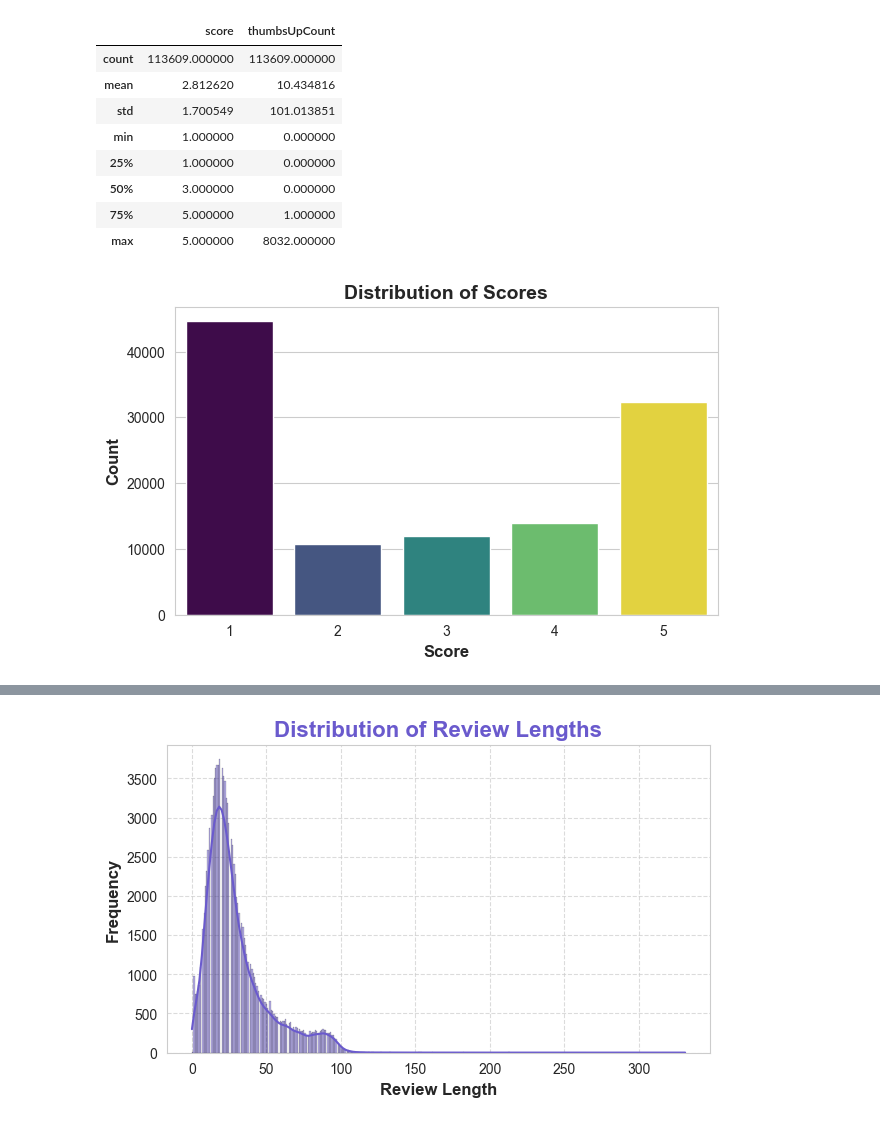
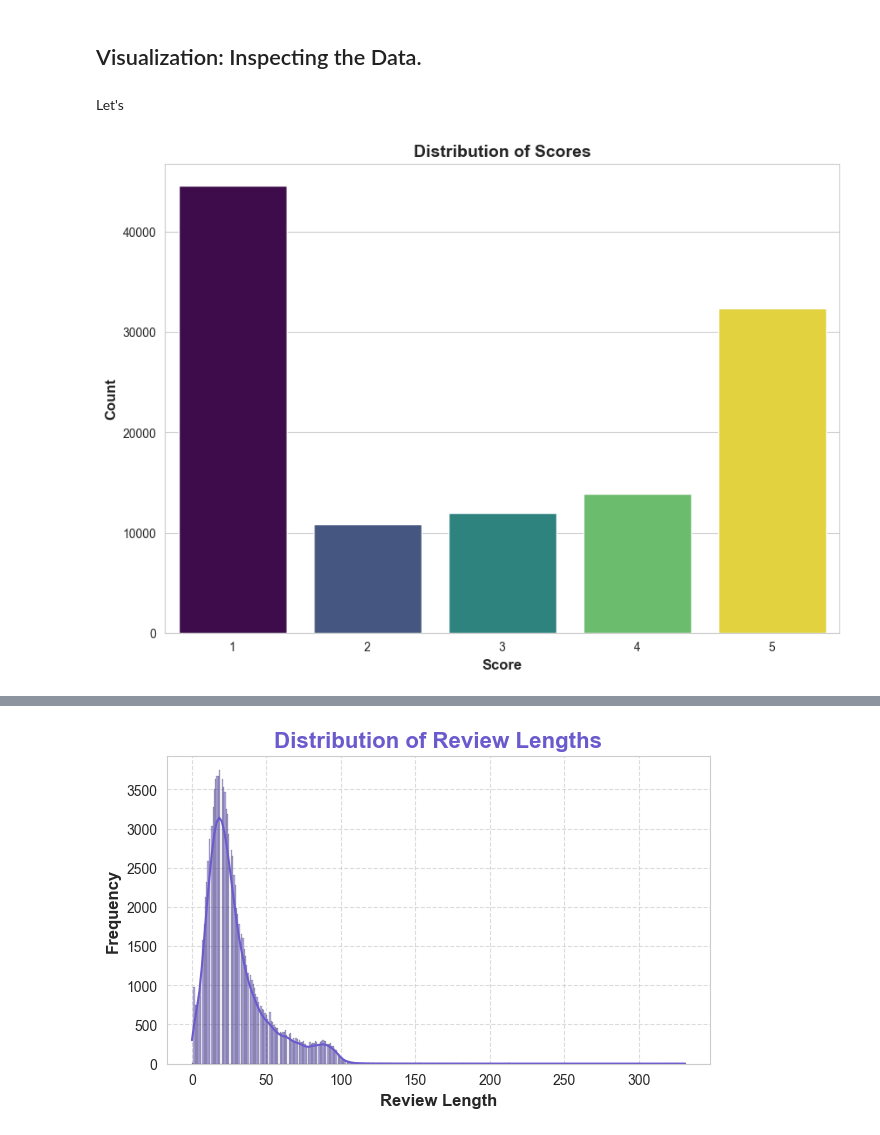
Before and after one commit to EdoardoVaira/Simple-Sentiment-Analysis-Guide, a Jupyter notebook: data_visualization.ipynb, the cells around one changed output, grey strips where cells are left out. Drawn from its saved outputs; the diff is of its cells as text; code cells hidden in the pictures.

Commit message:
Cleaning up the README and fixing some stuff in the visualization

```diff
--- a/data_visualization.ipynb
+++ b/data_visualization.ipynb
@@ -18,37 +72,29 @@ df.head()
-# %%
-df.describe()
-# %% [output]
-|  | score | thumbsUpCount |
-| count | 113609.000000 | 113609.000000 |
-| mean | 2.812620 | 10.434816 |
-| std | 1.700549 | 101.013851 |
-| min | 1.000000 | 0.000000 |
-| 25% | 1.000000 | 0.000000 |
-| 50% | 3.000000 | 0.000000 |
-| 75% | 5.000000 | 1.000000 |
-| max | 5.000000 | 8032.000000 |
+# %% [markdown]
+## Visualization: Inspecting the Data.
+# %% [markdown]
+Let's
 # %%
 # Set the aesthetic style of the plots
 sns.set_style("whitegrid")
 
 # Analyzing score distribution
 score_counts = df['score'].value_counts().sort_index()
 
 # Create a larger figure size for better visibility
-plt.figure(figsize=(7, 4))
+plt.figure(figsize=(10, 7))
 
 # Create a bar plot with a custom color palette, adjusting for deprecation warning
 sns.barplot(x=score_counts.index, y=score_counts.values, hue=score_counts.index, palette='viridis', legend=False)
 
 # Enhancing the label readability
 plt.xlabel('Score', fontsize=12, fontweight='bold')
 plt.ylabel('Count', fontsize=12, fontweight='bold')
 plt.title('Distribution of Scores', fontsize=14, fontweight='bold')
 
 # Show the plot
 plt.show()
 # %% [output]
-[figure, old version]
+[figure, new version]
 # %%
 # Set the aesthetic style of the plots
 sns.set_style("whitegrid")
```
Also changed, not shown: parts of 11 cells of this notebook, 1 other file.
